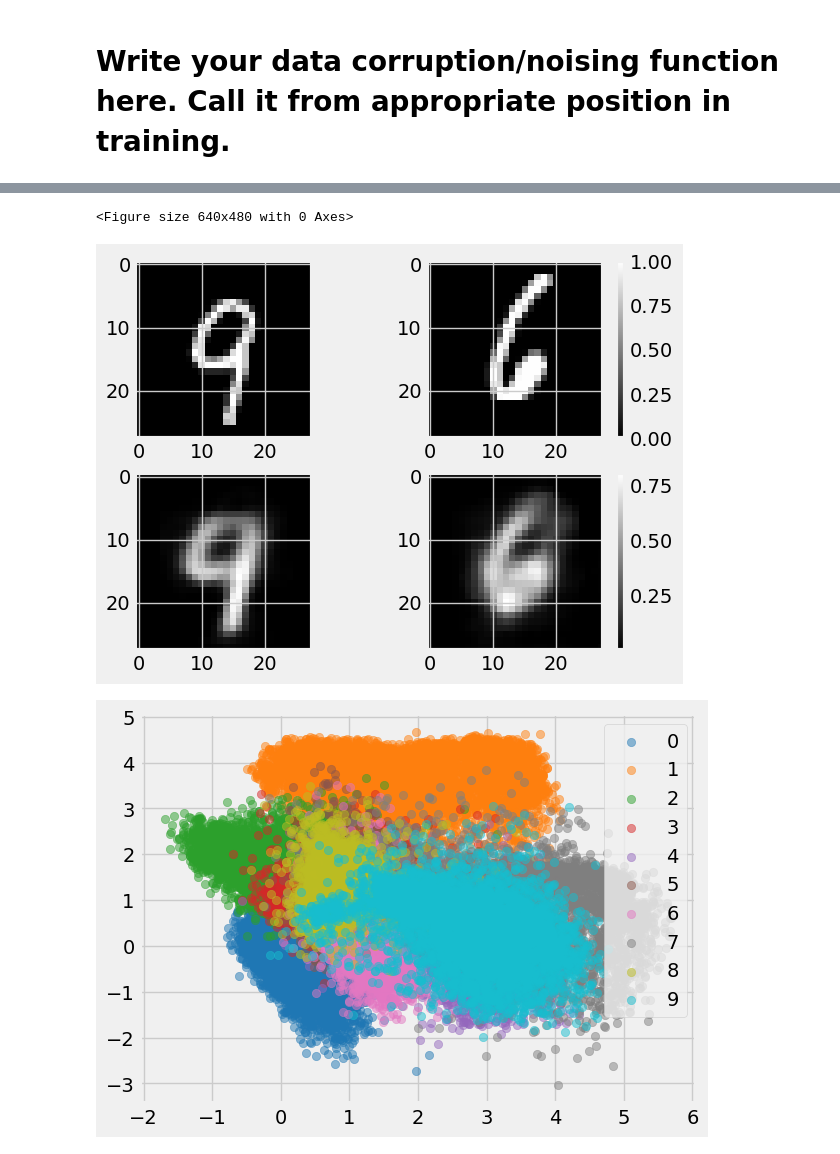
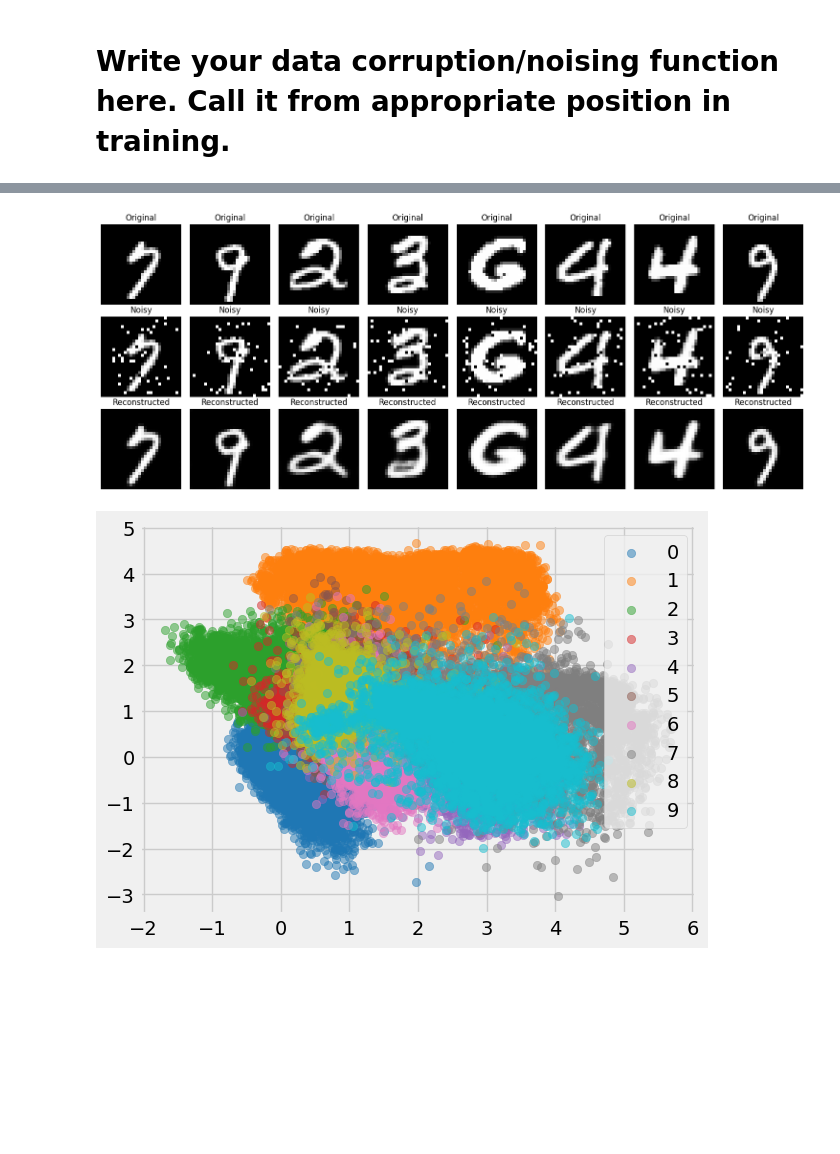
Before and after one commit to SeyyidOS/BLG561e-HW3, a Jupyter notebook: 2- Autoencoders.ipynb, the cells around one changed output, grey strips where cells are left out. Saved outputs shown, nothing was run; the diff lists cells and outputs as text; code cells hidden in the pictures; blank space fills up the shorter version.

```diff
--- a/2- Autoencoders.ipynb
+++ b/2- Autoencoders.ipynb
@@ -106,10 +147,10 @@ class AutoEncoder(nn.Module):
                 act,
                 nn.Conv2d(64, 64, stride=(1, 1), kernel_size=(3, 3), padding=1),
                 nn.Flatten(),
-                nn.Linear(3136, 2)
+                nn.Linear(3136, 32)
         )
         self.decoder = nn.Sequential(
-                torch.nn.Linear(2, 3136),
+                torch.nn.Linear(32, 3136),
                 Reshape(-1, 64, 7, 7),
                 nn.ConvTranspose2d(64, 64, stride=(1, 1), kernel_size=(3, 3), padding=1),
                 act,
@@ -137,7 +178,7 @@ loss_function = torch.nn.MSELoss()
 
 # Using an Adam Optimizer with lr = 0.1
 optimizer = torch.optim.Adam(model.parameters(),
-							lr = 1e-4,
+							lr = 5e-4,
 							weight_decay = 1e-5)
 # %%
 def count_parameters(model):
@@ -197,8 +235,10 @@ Epoch: 010/010 || Loss: 0.0461
 # %%
-# plot the loss graph
-# Defining the Plot Style
-plt.style.use('fivethirtyeight')
-plt.xlabel('Iterations')
+plt.figure(figsize=(8, 5))
+plt.plot(range(1, epochs + 1), losses, label='Training Loss')
+plt.xlabel('Epochs')
 plt.ylabel('Loss')
-plt.plot([t.detach().cpu() for t in losses])
+plt.title('Training Loss Curve')
+plt.legend()
+plt.grid()
+plt.show()
 # %% [output]
@@ -207,11 +246,33 @@ plt.plot([t.detach().cpu() for t in losses])
 # %%
-# plot the first two input outputs.
-N = 2
-plt.figure()
-plt.subplots(N,2)
+def visualize_reconstructions(original, noisy, reconstructed, n=8):
+    fig, axes = plt.subplots(nrows=3, ncols=n, figsize=(15, 6))
+    for i in range(n):
+        axes[0, i].imshow(original[i].squeeze().cpu().numpy(), cmap="gray")
+        axes[0, i].set_title("Original")
+        axes[0, i].axis("off")
+
+        axes[1, i].imshow(noisy[i].squeeze().cpu().numpy(), cmap="gray")
+        axes[1, i].set_title("Noisy")
+        axes[1, i].axis("off")
+
+        axes[2, i].imshow(reconstructed[i].squeeze().detach().cpu().numpy(), cmap="gray")
+        axes[2, i].set_title("Reconstructed")
+        axes[2, i].axis("off")
+
+    plt.tight_layout()
+    plt.show()
+
+images, _ = next(iter(loader))
+images = images.to(DEVICE)
+noisy_images = add_salt_and_pepper_noise(images, salt_prob=0.05, pepper_prob=0.05)
+
+model.eval()
+with torch.no_grad():
+    reconstructed, _ = model(noisy_images)
+
+visualize_reconstructions(images, noisy_images, reconstructed)
 # %% [output]
-<Figure size 640x480 with 0 Axes>
-[figure, old version]
+[figure, new version]
 # %%
 # plot the latent space if 2D
 import numpy as np
```
Also changed, not shown: parts of 15 cells of this notebook.
